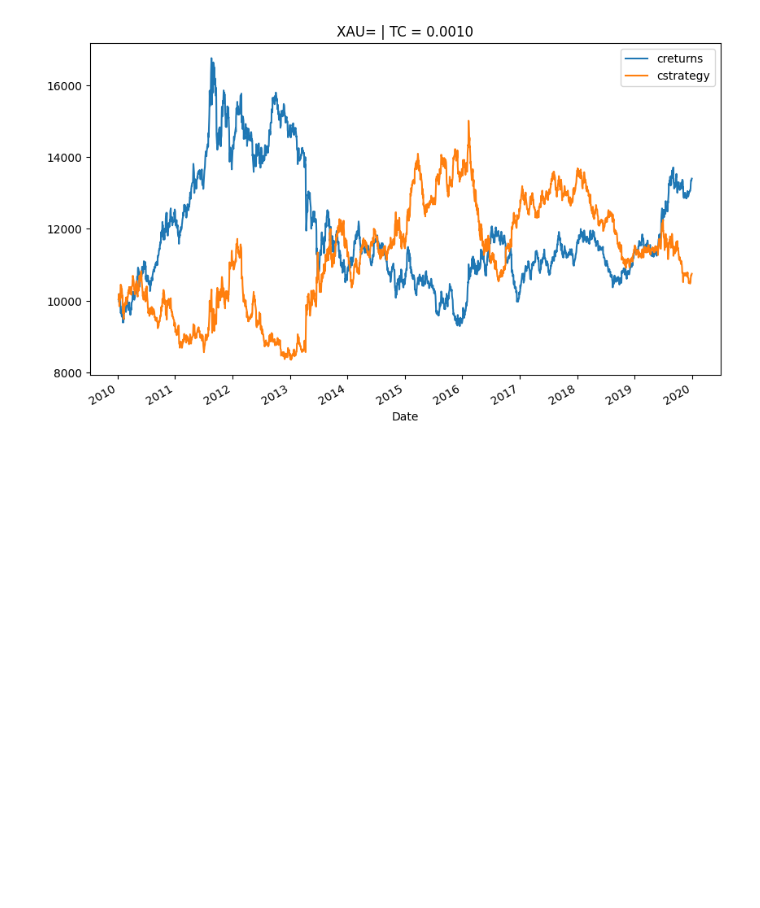
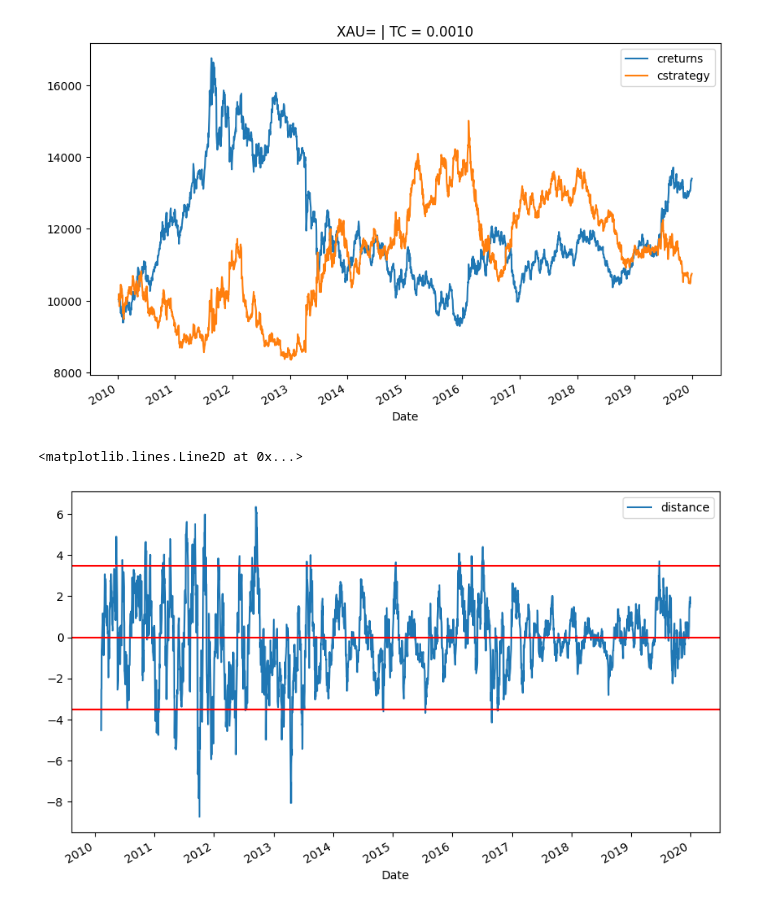
Before and after one commit to 892nske/py_algo, a Jupyter notebook: ch4.ipynb, the cells around one changed output. Drawn from its saved outputs; the diff is of its cells as text; code cells hidden in the pictures; blank space fills up the shorter version.

```diff
--- a/ch4.ipynb
+++ b/ch4.ipynb
@@ -190,0 +199,16 @@ mombt.plot_results()
+# %%
+SMA = 25
+# %%
+data['SMA'] = data['price'].rolling(SMA).mean()
+# %%
+threshold = 3.5
+# %%
+data['distance'] = data['price'] - data['SMA']
+# %%
+data['distance'].dropna().plot(figsize=(10,6), legend=True)
+plt.axhline(threshold,color='r')
+plt.axhline(-threshold,color='r')
+plt.axhline(0,color='r')
+# %% [output]
+<matplotlib.lines.Line2D at 0x...>
+[figure, added]
```
Also changed, not shown: parts of 15 cells of this notebook, 4 other files.
